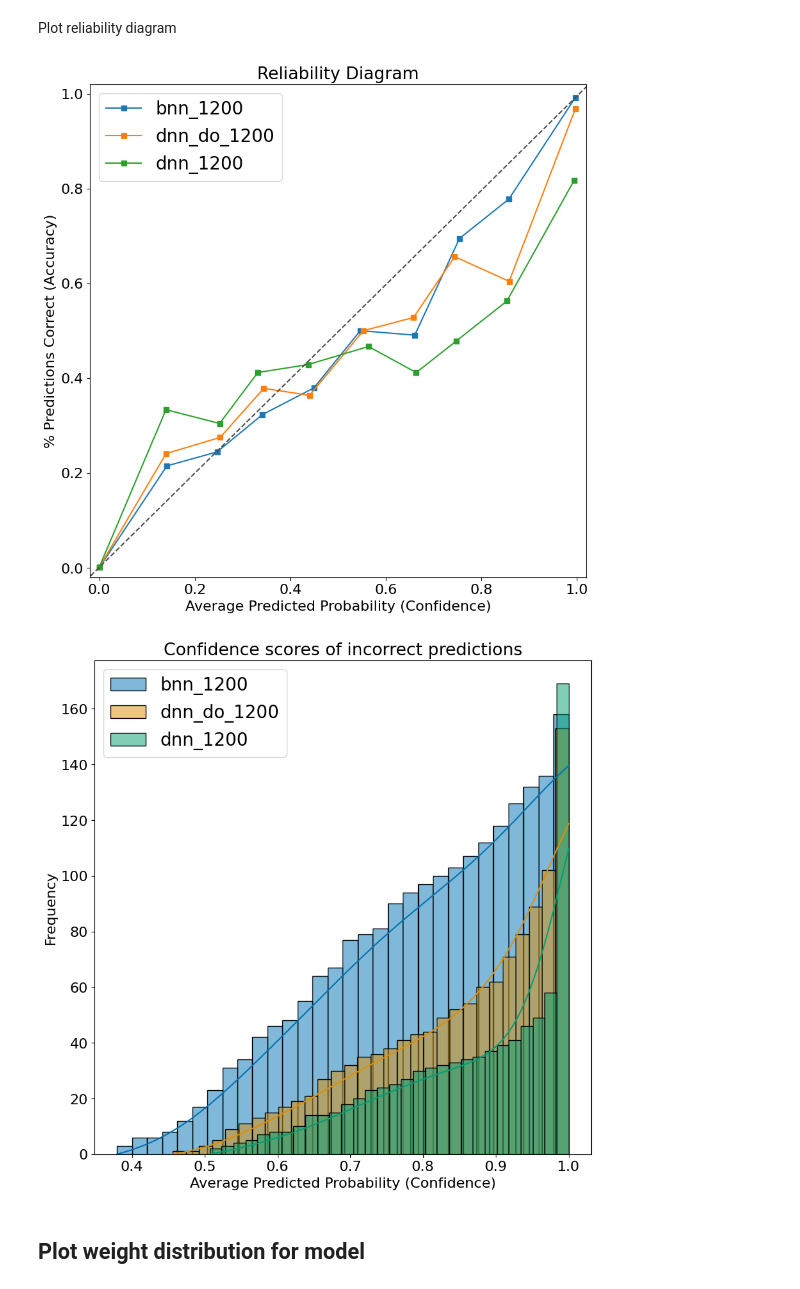
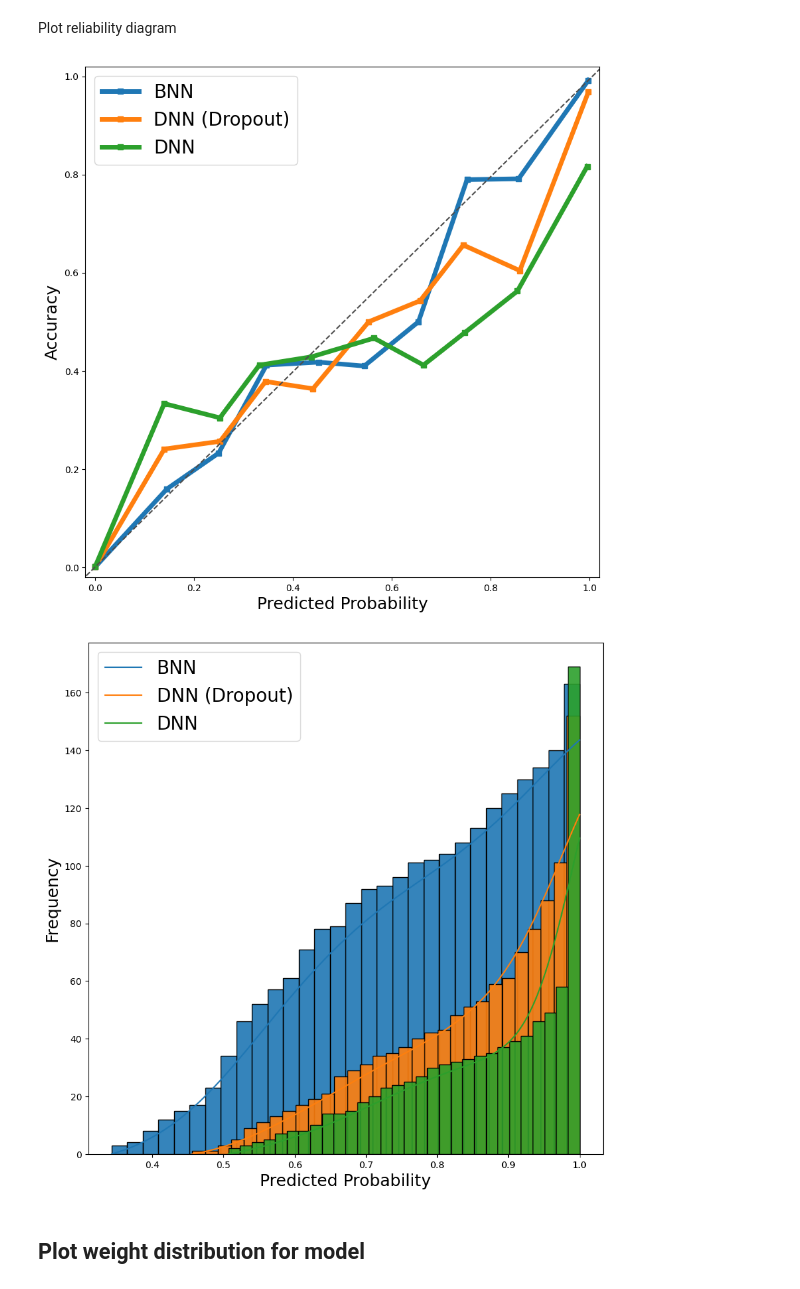
Before and after one commit to Cambridge-Uni-MLMI-Advanced-ML-21-22-G7/BBB, a Jupyter notebook: jupyter/classification.ipynb, the cells around one changed output. Drawn from its saved outputs; the diff is of its cells as text; code cells hidden in the pictures.

Commit message:
Formatted plots

```diff
--- a/jupyter/classification.ipynb
+++ b/jupyter/classification.ipynb
@@ -197,9 +201,14 @@ for model in models:
     model_dict[model]['probs']['max'] = np.array(model_dict[model]['probs']['max']).flatten()
 # %% [markdown]
 Plot reliability diagram
+# %%
+plt.rcParams.update({'axes.titlesize': 'large', 'axes.labelsize': 'medium'}
+# %%
+colors_hex = {'blue': '#1F77B4', 'orange': '#FF7F0E', 'green': '#2CA02C'}
+colors = ['#1f77b4', '#ff7f0e', '#2ca02c', '#d62728', '#9467bd', '#8c564b', '#e377c2', '#7f7f7f', '#bcbd22', '#17becf']
 # %%
 fig, ax = plt.subplots(1, 1, figsize=(10,10))
-for model in models:
+for idx, model in enumerate(models):
 
     probs = model_dict[model]['probs']['all']
     conf = model_dict[model]['probs']['max']
@@ -225,40 +234,41 @@ for model in models:
         correct.append(B[i][1]/B[i][0])
         predicted.append(B[i][2]/B[i][0])
 
-    ax.plot(predicted, correct,'s-',
-             label="{}".format(model))
 
-ax.legend(loc='upper left', prop={'size':20})
+    ax.plot(predicted, correct, 's-', linewidth=5,
+             label="{}".format(model), color=colors[idx])
+
+ax.legend(['BNN', 'DNN (Dropout)', 'DNN'], loc='upper left', prop={'size':20})
 ax.plot(plt.xlim(), plt.ylim(), ls="--", c=".3")
 ax.set_xlim(-0.02,1.02)
 ax.set_ylim(-0.02,1.02)
-ax.set_xlabel("Average Predicted Probability (Confidence)")
-ax.set_ylabel("% Predictions Correct (Accuracy)")
-ax.set_title("Reliability Diagram")
+ax.set_xlabel("Predicted Probability", fontsize=18)
+ax.set_ylabel("Accuracy", fontsize=18)
+# ax.set_title("Reliability Diagram")
 
 plt.savefig('../plots/classification/reliability_1200.png', bbox_inches='tight')
 plt.show()
 # %% [output]
-[figure, old version]
+[figure, new version]
 # %%
 fig, ax = plt.subplots(1, 1, figsize=(10,10))
 for i, model in enumerate(models):
     dict = model_dict[model]
 
-    ax = sns.histplot(ax=ax, data=dict['probs']['incorrect']['max'], bins=30, label=model, alpha=0.5, kde=True, cumulative=True, color=sns.color_palette("colorblind")[i])
+    ax = sns.histplot(ax=ax, data=dict['probs']['incorrect']['max'], bins=30, label=model, alpha=0.9, kde=True, cumulative=True, color=sns.color_palette("tab10")[i])
 
     # ax.hist(dict['probs']['incorrect']['max'], bins=30, label=model, alpha=0.5)
     # ax.hist(dict['probs']['correct']['max'], bins=10, label='Correct', alpha=0.5)
 
-ax.legend(loc='upper left', prop={'size':20})
-ax.set_title("Confidence scores of incorrect predictions")
-ax.set_xlabel("Average Predicted Probability (Confidence)")
-ax.set_ylabel("Frequency")
+ax.legend(['BNN', 'DNN (Dropout)', 'DNN'], loc='upper left', prop={'size':20})
+# ax.set_title("Confidence scores of incorrect predictions")
+ax.set_xlabel("Predicted Probability", fontsize=18)
+ax.set_ylabel("Frequency", fontsize=18)
 
 plt.savefig('../plots/classification/incorrect_1200.png', bbox_inches='tight')
 plt.show()
 # %% [output]
-[figure, old version]
+[figure, new version]
 # %% [markdown]
 ## Plot weight distribution for model
 # %%
```
Also changed, not shown: parts of 2 cells of this notebook, 2 other files.
